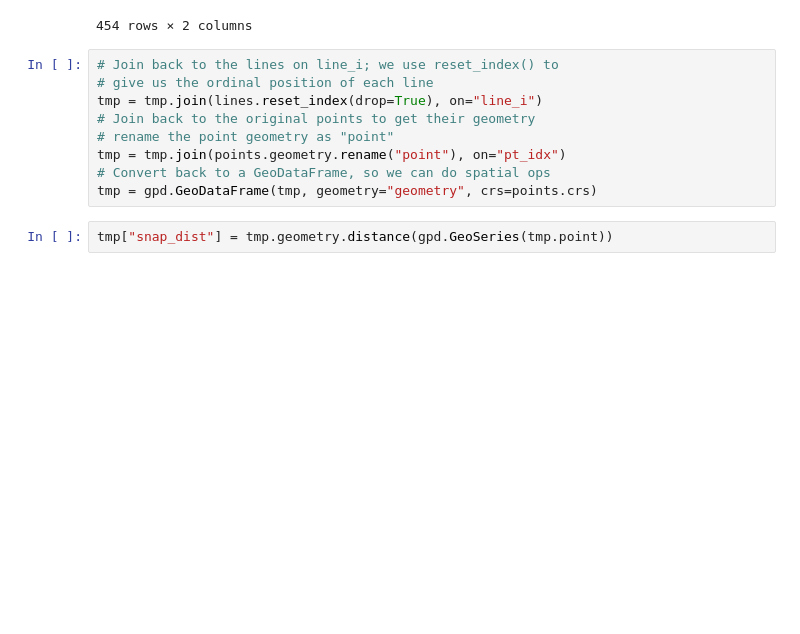
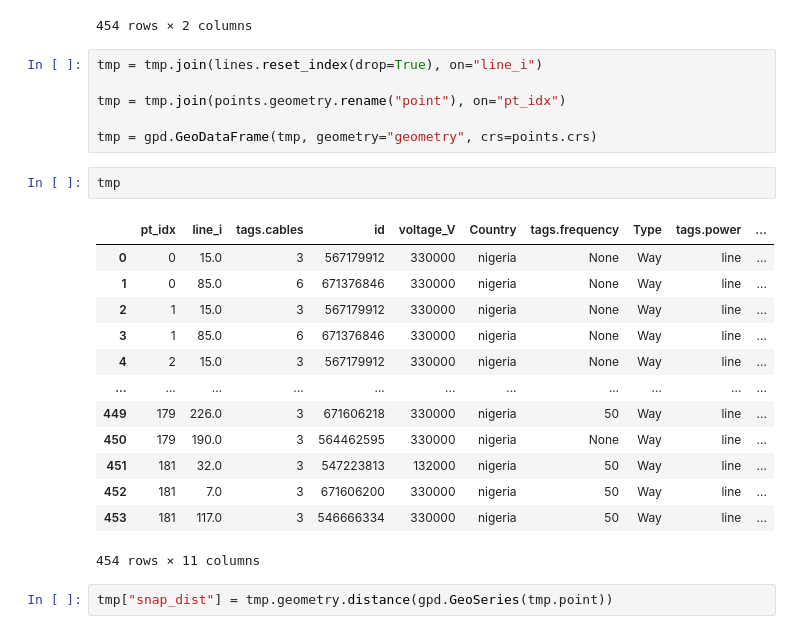
Before and after one commit to pypsa-meets-earth/pypsa-africa-hackathon, a Jupyter notebook: data_exploration/WP5_transmission_assets/OSM_Powermap.ipynb, the cells around one changed output. Saved outputs shown, nothing was run; the diff lists cells and outputs as text; blank space fills up the shorter version.

```diff
--- a/data_exploration/WP5_transmission_assets/OSM_Powermap.ipynb
+++ b/data_exploration/WP5_transmission_assets/OSM_Powermap.ipynb
@@ -145,13 +132,26 @@ tmp
 | 453 | 181 | 117.0 |
 454 rows × 2 columns
 # %%
-# Join back to the lines on line_i; we use reset_index() to
-# give us the ordinal position of each line
 tmp = tmp.join(lines.reset_index(drop=True), on="line_i")
-# Join back to the original points to get their geometry
-# rename the point geometry as "point"
+
 tmp = tmp.join(points.geometry.rename("point"), on="pt_idx")
-# Convert back to a GeoDataFrame, so we can do spatial ops
+
 tmp = gpd.GeoDataFrame(tmp, geometry="geometry", crs=points.crs)
+# %%
+tmp
+# %% [output]
+|  | pt_idx | line_i | tags.cables | id | voltage_V | Country | tags.frequency | Type | tags.power | ... |
+| 0 | 0 | 15.0 | 3 | 567179912 | 330000 | nigeria | None | Way | line | ... |
+| 1 | 0 | 85.0 | 6 | 671376846 | 330000 | nigeria | None | Way | line | ... |
+| 2 | 1 | 15.0 | 3 | 567179912 | 330000 | nigeria | None | Way | line | ... |
+| 3 | 1 | 85.0 | 6 | 671376846 | 330000 | nigeria | None | Way | line | ... |
+| 4 | 2 | 15.0 | 3 | 567179912 | 330000 | nigeria | None | Way | line | ... |
+| ... | ... | ... | ... | ... | ... | ... | ... | ... | ... | ... |
+| 449 | 179 | 226.0 | 3 | 671606218 | 330000 | nigeria | 50 | Way | line | ... |
+| 450 | 179 | 190.0 | 3 | 564462595 | 330000 | nigeria | None | Way | line | ... |
+| 451 | 181 | 32.0 | 3 | 547223813 | 132000 | nigeria | 50 | Way | line | ... |
+| 452 | 181 | 7.0 | 3 | 671606200 | 330000 | nigeria | 50 | Way | line | ... |
+| 453 | 181 | 117.0 | 3 | 546666334 | 330000 | nigeria | 50 | Way | line | ... |
+454 rows × 11 columns
 # %%
 tmp["snap_dist"] = tmp.geometry.distance(gpd.GeoSeries(tmp.point))
```
Also changed, not shown: parts of 14 cells of this notebook.
